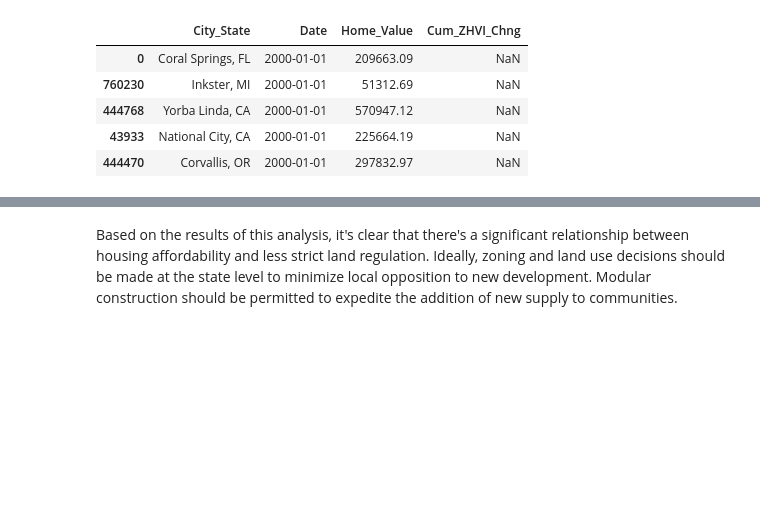
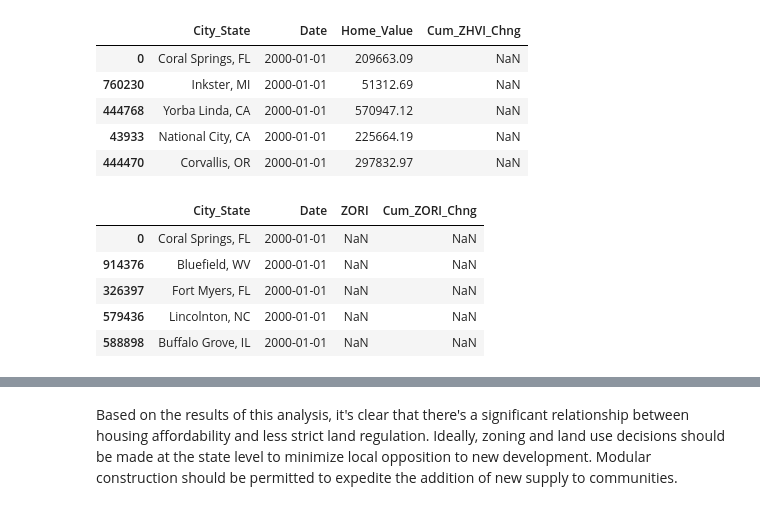
Before and after one commit to bradleypost/land-use-regulation-analysis, a Jupyter notebook: impact-of-land-use-regulation-on-real-estate-value.ipynb, the cells around one changed output, grey strips where cells are left out. Cells and saved outputs as stored; diff of their text form; code cells hidden in the pictures; blank space fills up the shorter version.

```diff
--- a/impact-of-land-use-regulation-on-real-estate-value.ipynb
+++ b/impact-of-land-use-regulation-on-real-estate-value.ipynb
@@ -277,6 +277,20 @@ df[['City_State','Date','Home_Value','Cum_ZHVI_Chng']].head()
 | 444768 | Yorba Linda, CA | 2000-01-01 | 570947.12 | NaN |
 | 43933 | National City, CA | 2000-01-01 | 225664.19 | NaN |
 | 444470 | Corvallis, OR | 2000-01-01 | 297832.97 | NaN |
+# %%
+#Find the cumulative % change in rents since 1/1/2015
+df['Date'] = pd.to_datetime(df['Date'])
+df = df.sort_values(by='Date')
+df['Cum_ZORI_Chng'] = df.groupby('City_State')['ZORI'].apply(
+    lambda x:x.pct_change(fill_method=None).cumsum()).reset_index(level=0, drop=True)
+df[['City_State','Date','ZORI','Cum_ZORI_Chng']].head()
+# %% [output]
+|  | City_State | Date | ZORI | Cum_ZORI_Chng |
+| 0 | Coral Springs, FL | 2000-01-01 | NaN | NaN |
+| 914376 | Bluefield, WV | 2000-01-01 | NaN | NaN |
+| 326397 | Fort Myers, FL | 2000-01-01 | NaN | NaN |
+| 579436 | Lincolnton, NC | 2000-01-01 | NaN | NaN |
+| 588898 | Buffalo Grove, IL | 2000-01-01 | NaN | NaN |
 # %%
 x = df['Jan_2020_Land_Use_Reg_Index'].dropna()
 median = np.median(x)
```
Also changed, not shown: parts of 3 cells of this notebook.
